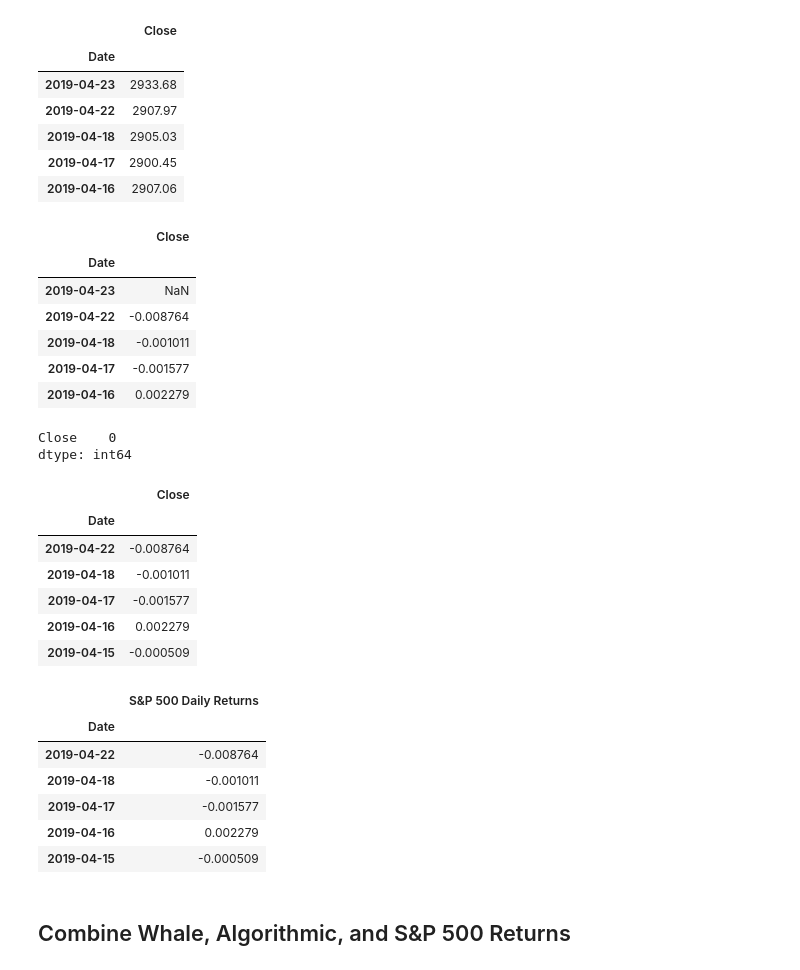
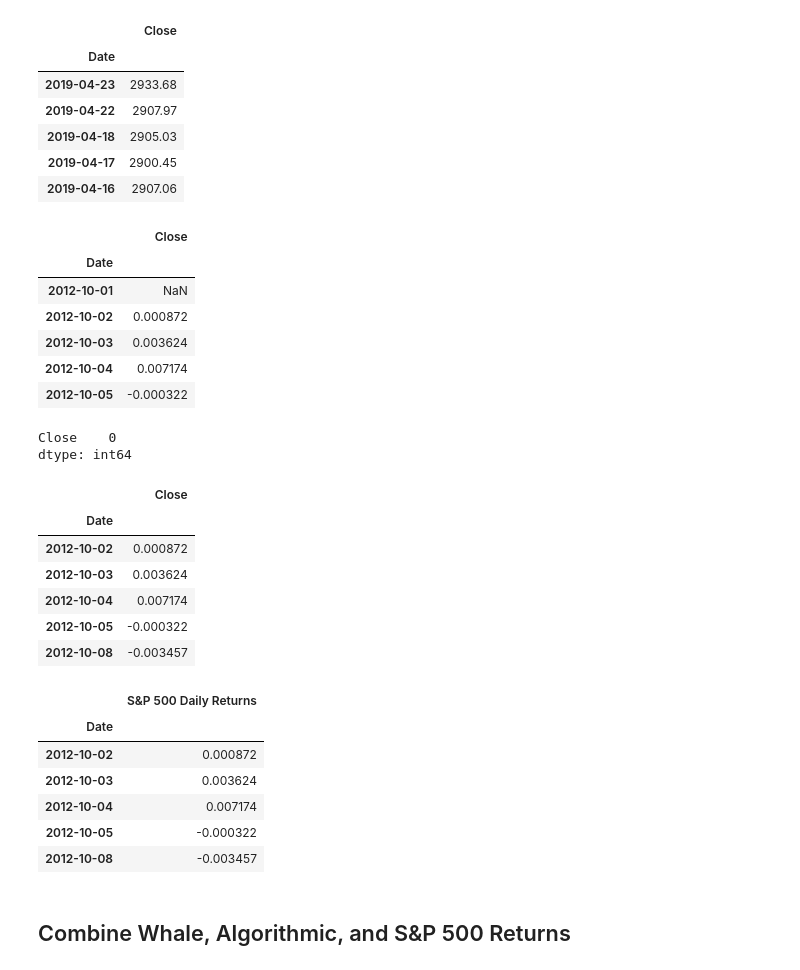
Before and after one commit to AkanSri/Rutgers-FinTech, a Jupyter notebook: 02-Homework/04-Pandas/Instructions/Starter_Code/whale_analysis.ipynb, the cells around one changed output. Cells and saved outputs as stored; diff of their text form; code cells hidden in the pictures.

```diff
--- a/02-Homework/04-Pandas/Instructions/Starter_Code/whale_analysis.ipynb
+++ b/02-Homework/04-Pandas/Instructions/Starter_Code/whale_analysis.ipynb
@@ -139,16 +139,17 @@ sp500_history_data.head()
 | 2019-04-16 | 2907.06 |
 # %%
 # Calculate Daily Returns
+sp500_history_data = sp500_history_data.sort_index()
 sp500_daily_returns = sp500_history_data.pct_change()
 sp500_daily_returns.head()
 # %% [output]
 |  | Close |
 | Date |  |
-| 2019-04-23 | NaN |
-| 2019-04-22 | -0.008764 |
-| 2019-04-18 | -0.001011 |
-| 2019-04-17 | -0.001577 |
-| 2019-04-16 | 0.002279 |
+| 2012-10-01 | NaN |
+| 2012-10-02 | 0.000872 |
+| 2012-10-03 | 0.003624 |
+| 2012-10-04 | 0.007174 |
+| 2012-10-05 | -0.000322 |
 # %%
 # Drop nulls
 sp500_daily_returns = sp500_daily_returns.dropna()
@@ -159,11 +160,11 @@ Close    0
 dtype: int64
 |  | Close |
 | Date |  |
-| 2019-04-22 | -0.008764 |
-| 2019-04-18 | -0.001011 |
-| 2019-04-17 | -0.001577 |
-| 2019-04-16 | 0.002279 |
-| 2019-04-15 | -0.000509 |
+| 2012-10-02 | 0.000872 |
+| 2012-10-03 | 0.003624 |
+| 2012-10-04 | 0.007174 |
+| 2012-10-05 | -0.000322 |
+| 2012-10-08 | -0.003457 |
 # %%
 # Rename `Close` Column to be specific to this portfolio.
 sp500_daily_returns = sp500_daily_returns.rename(columns={"Close":"S&P 500 Daily Returns"})
@@ -171,11 +172,11 @@ sp500_daily_returns.head()
 # %% [output]
 |  | S&P 500 Daily Returns |
 | Date |  |
-| 2019-04-22 | -0.008764 |
-| 2019-04-18 | -0.001011 |
-| 2019-04-17 | -0.001577 |
-| 2019-04-16 | 0.002279 |
-| 2019-04-15 | -0.000509 |
+| 2012-10-02 | 0.000872 |
+| 2012-10-03 | 0.003624 |
+| 2012-10-04 | 0.007174 |
+| 2012-10-05 | -0.000322 |
+| 2012-10-08 | -0.003457 |
 # %% [markdown]
 ## Combine Whale, Algorithmic, and S&P 500 Returns
 # %%
```
Also changed, not shown: parts of 3 cells of this notebook.
